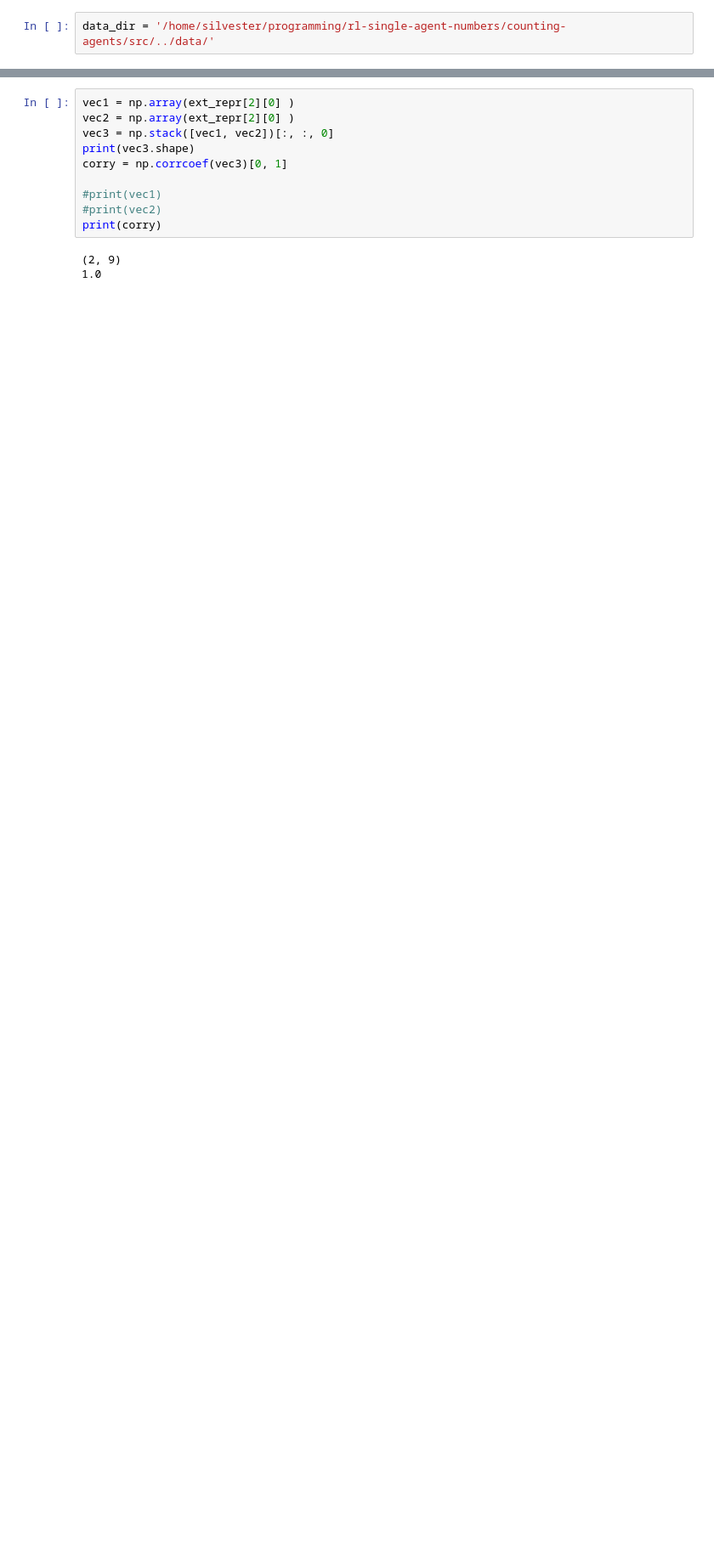
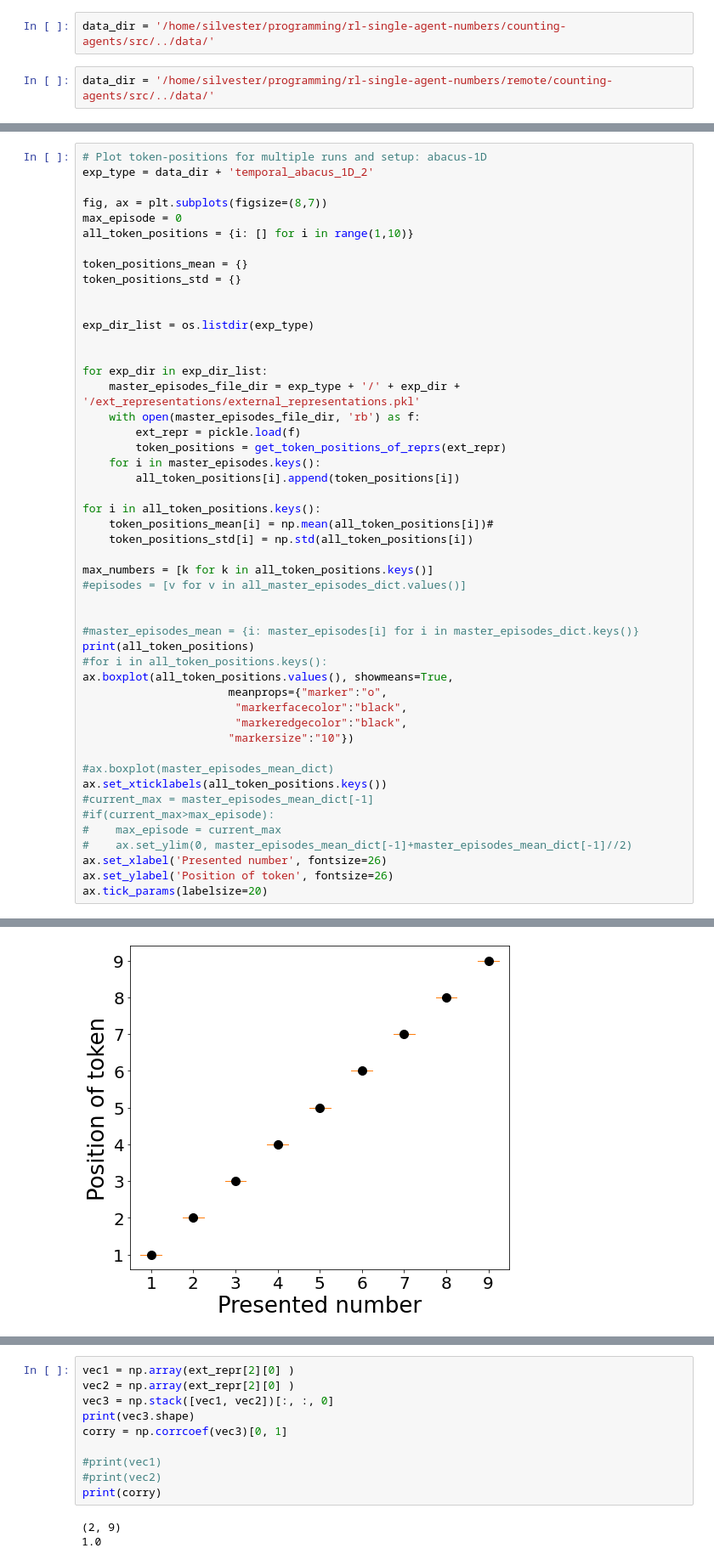
Before and after one commit to flavio2018/counting-agents, a Jupyter notebook: src/Results_Analysis.ipynb, the cells around one changed output, grey strips where cells are left out. Shown: that part at 85% size. Drawn from its saved outputs; the diff is of its cells as text; blank space fills up the shorter version.

```diff
--- a/src/Results_Analysis.ipynb
+++ b/src/Results_Analysis.ipynb
@@ -29,2 +30,4 @@ Requirement already satisfied: pickle5 in /home/silvester/anaconda3/lib/python3.
 # %%
 data_dir = '/home/silvester/programming/rl-single-agent-numbers/counting-agents/src/../data/'
+# %%
+data_dir = '/home/silvester/programming/rl-single-agent-numbers/remote/counting-agents/src/../data/'
@@ -30,0 +40,50 @@ data_dir = '/home/silvester/programming/rl-single-agent-numbers/counting-agents/
+# %%
+# Plot token-positions for multiple runs and setup: abacus-1D
+exp_type = data_dir + 'temporal_abacus_1D_2'
+
+fig, ax = plt.subplots(figsize=(8,7))
+max_episode = 0
+all_token_positions = {i: [] for i in range(1,10)}
+
+token_positions_mean = {}
+token_positions_std = {}
+
+
+exp_dir_list = os.listdir(exp_type)
+
+
+for exp_dir in exp_dir_list:
+    master_episodes_file_dir = exp_type + '/' + exp_dir + '/ext_representations/external_representations.pkl'
+    with open(master_episodes_file_dir, 'rb') as f:
+        ext_repr = pickle.load(f)
+        token_positions = get_token_positions_of_reprs(ext_repr)
+    for i in master_episodes.keys():
+        all_token_positions[i].append(token_positions[i])
+
+for i in all_token_positions.keys():
+    token_positions_mean[i] = np.mean(all_token_positions[i])#
+    token_positions_std[i] = np.std(all_token_positions[i])
+
+max_numbers = [k for k in all_token_positions.keys()]
+#episodes = [v for v in all_master_episodes_dict.values()]
+
+
+#master_episodes_mean = {i: master_episodes[i] for i in master_episodes_dict.keys()}
+print(all_token_positions)
+#for i in all_token_positions.keys():
+ax.boxplot(all_token_positions.values(), showmeans=True,
+                      meanprops={"marker":"o",
+                       "markerfacecolor":"black",
+                       "markeredgecolor":"black",
+                      "markersize":"10"})
+
+#ax.boxplot(master_episodes_mean_dict)
+ax.set_xticklabels(all_token_positions.keys())
+#current_max = master_episodes_mean_dict[-1]
+#if(current_max>max_episode):
+#    max_episode = current_max
+#    ax.set_ylim(0, master_episodes_mean_dict[-1]+master_episodes_mean_dict[-1]//2)
+ax.set_xlabel('Presented number', fontsize=26)
+ax.set_ylabel('Position of token', fontsize=26)
+ax.tick_params(labelsize=20)
+# %% [output]
@@ -30,0 +91 @@ data_dir = '/home/silvester/programming/rl-single-agent-numbers/counting-agents/
+[figure, added]
```
Also changed, not shown: parts of 7 cells of this notebook, 6 other files.
